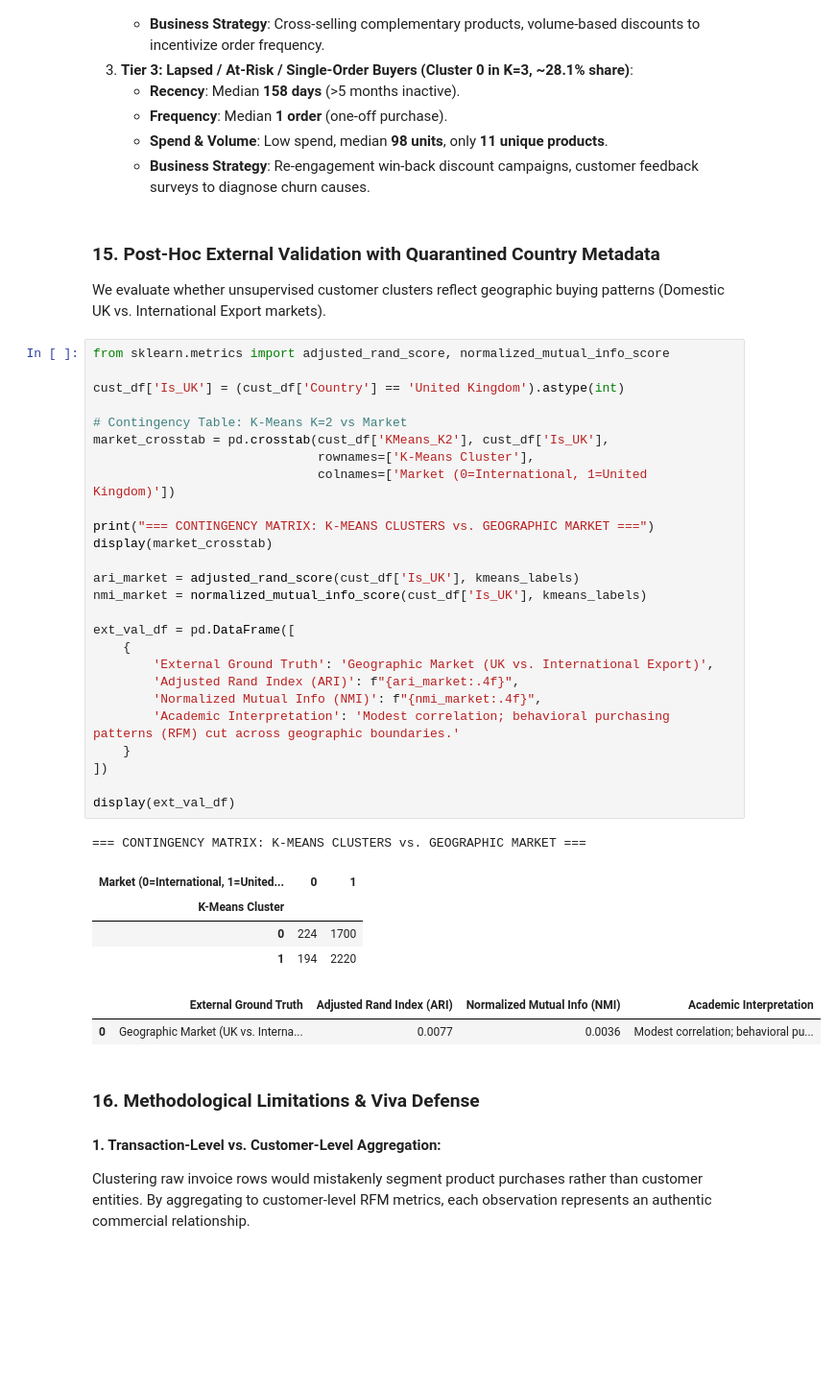
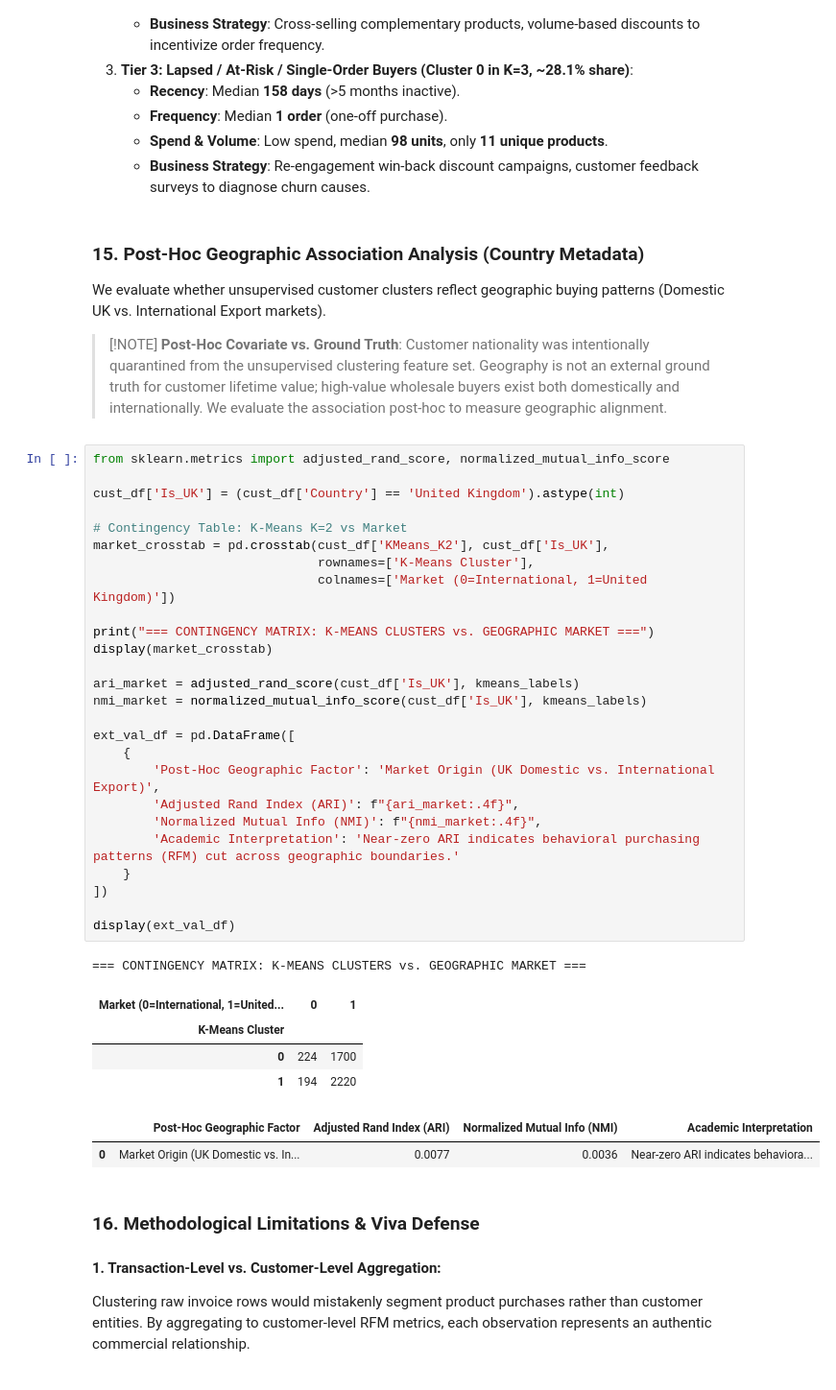
Before and after one commit to Ne-Ran/Machine-Learning-Capstone-Project, a Jupyter notebook: notebooks/clustering.ipynb, the cells around one changed output. Shown at 96% size. Drawn from its saved outputs; the diff is of its cells as text; blank space fills up the shorter version.

```diff
--- a/notebooks/clustering.ipynb
+++ b/notebooks/clustering.ipynb
@@ -774,42 +854,46 @@ display(pd.concat([k3_summary, k3_medians], axis=1))
    - **Spend & Volume**: Low spend, median **98 units**, only **11 unique products**.
    - **Business Strategy**: Re-engagement win-back discount campaigns, customer feedback surveys to diagnose churn causes.
 # %% [markdown]
-### 15. Post-Hoc External Validation with Quarantined Country Metadata
+### 15. Post-Hoc Geographic Association Analysis (Country Metadata)
 We evaluate whether unsupervised customer clusters reflect geographic buying patterns (Domestic UK vs. International Export markets).
+
+> [!NOTE]
+> **Post-Hoc Covariate vs. Ground Truth**:
+> Customer nationality was intentionally quarantined from the unsupervised clustering feature set. Geography is not an external ground truth for customer lifetime value; high-value wholesale buyers exist both domestically and internationally. We evaluate the association post-hoc to measure geographic alignment.
 # %%
 from sklearn.metrics import adjusted_rand_score, normalized_mutual_info_score
 
 cust_df['Is_UK'] = (cust_df['Country'] == 'United Kingdom').astype(int)
 
 # Contingency Table: K-Means K=2 vs Market
 market_crosstab = pd.crosstab(cust_df['KMeans_K2'], cust_df['Is_UK'],
                               rownames=['K-Means Cluster'],
                               colnames=['Market (0=International, 1=United Kingdom)'])
 
 print("=== CONTINGENCY MATRIX: K-MEANS CLUSTERS vs. GEOGRAPHIC MARKET ===")
 display(market_crosstab)
 
 ari_market = adjusted_rand_score(cust_df['Is_UK'], kmeans_labels)
 nmi_market = normalized_mutual_info_score(cust_df['Is_UK'], kmeans_labels)
 
 ext_val_df = pd.DataFrame([
     {
-        'External Ground Truth': 'Geographic Market (UK vs. International Export)',
+        'Post-Hoc Geographic Factor': 'Market Origin (UK Domestic vs. International Export)',
         'Adjusted Rand Index (ARI)': f"{ari_market:.4f}",
         'Normalized Mutual Info (NMI)': f"{nmi_market:.4f}",
-        'Academic Interpretation': 'Modest correlation; behavioral purchasing patterns (RFM) cut across geographic boundaries.'
+        'Academic Interpretation': 'Near-zero ARI indicates behavioral purchasing patterns (RFM) cut across geographic boundaries.'
     }
 ])
 
 display(ext_val_df)
 # %% [output]
 === CONTINGENCY MATRIX: K-MEANS CLUSTERS vs. GEOGRAPHIC MARKET ===
 | Market (0=International, 1=United... | 0 | 1 |
 | K-Means Cluster |  |  |
 | 0 | 224 | 1700 |
 | 1 | 194 | 2220 |
-|  | External Ground Truth | Adjusted Rand Index (ARI) | Normalized Mutual Info (NMI) | Academic Interpretation |
-| 0 | Geographic Market (UK vs. Interna... | 0.0077 | 0.0036 | Modest correlation; behavioral pu... |
+|  | Post-Hoc Geographic Factor | Adjusted Rand Index (ARI) | Normalized Mutual Info (NMI) | Academic Interpretation |
+| 0 | Market Origin (UK Domestic vs. In... | 0.0077 | 0.0036 | Near-zero ARI indicates behaviora... |
 # %% [markdown]
 ### 16. Methodological Limitations & Viva Defense
 
```
Also changed, not shown: parts of 12 cells of this notebook, 4 other files.
